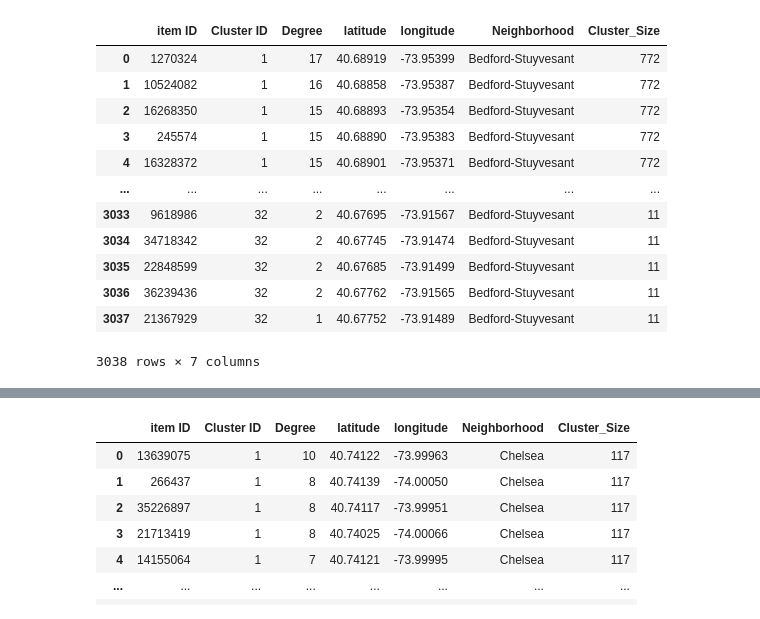
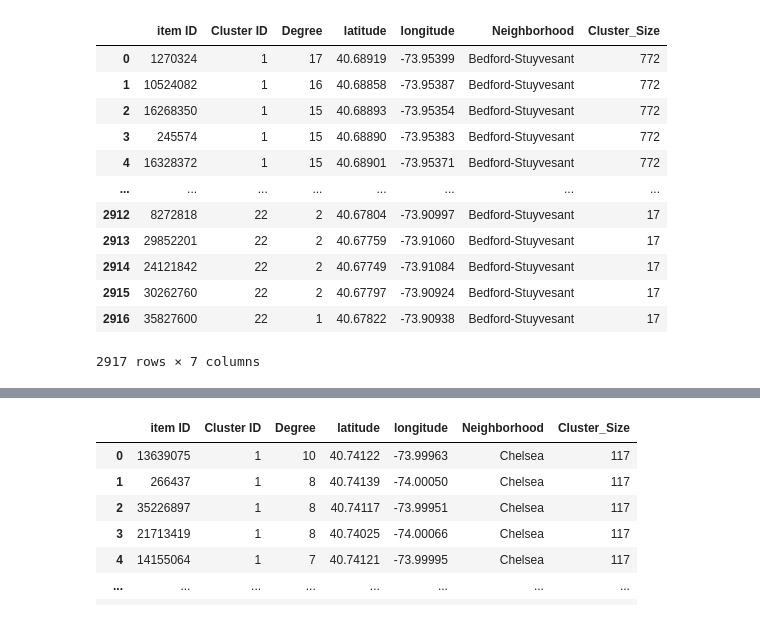
Before and after one commit to sayarghoshroy/LoClus, a Jupyter notebook: draw_clusters.ipynb, the cells around one changed output, grey strips where cells are left out. Saved outputs shown, nothing was run; the diff lists cells and outputs as text; code cells hidden in the pictures.

```diff
--- a/draw_clusters.ipynb
+++ b/draw_clusters.ipynb
@@ -38,11 +38,11 @@ def make_unique(IDs):
 
   return IDs
 
-def load_plot(neighborhood = 'Harlem', min_size = 10, dist_threshold = 50, display_frame = True):
+def load_plot(neighborhood = 'Harlem', min_size = 10, dist_threshold = 50, display_frame = True, zoom = 13.0):
   global cscale
   file_name = 'neighborhood' + '-' + neighborhood + '-' + str(dist_threshold) + '-cluster_info.csv'
   clusters = pd.read_csv(path + file_name, index_col = False)
-  clusters = clusters[clusters['Cluster_Size'] > 10]
+  clusters = clusters[clusters['Cluster_Size'] > min_size]
   clusters = clusters.drop('ID_Neighborhood', axis = 1)
   clusters['Cluster ID'] = make_unique(clusters['Cluster ID'])
 
@@ -53,6 +53,6 @@ def load_plot(neighborhood = 'Harlem', min_size = 10, dist_threshold = 50, displ
 
   fig = px.scatter_mapbox(clusters, lat = 'latitude', lon = 'longitude', opacity = 0.40,
                         color = 'Cluster ID', size = 'Degree', color_continuous_scale = 'hsv',
-                        height = 680, size_max = 16, zoom = 13.0, title = neighborhood)
+                        height = 680, size_max = 16, zoom = zoom, title = neighborhood)
 
   fig.show()
@@ -125,20 +125,20 @@ load_plot('Upper East Side', dist_threshold = 30, min_size = 10)
 510 rows × 7 columns
 [interactive output not drawn]
 # %%
-load_plot('Bedford-Stuyvesant', dist_threshold = 50, min_size = 20)
+load_plot('Bedford-Stuyvesant', dist_threshold = 50, min_size = 15)
 # %% [output]
 |  | item ID | Cluster ID | Degree | latitude | longitude | Neighborhood | Cluster_Size |
 | 0 | 1270324 | 1 | 17 | 40.68919 | -73.95399 | Bedford-Stuyvesant | 772 |
 | 1 | 10524082 | 1 | 16 | 40.68858 | -73.95387 | Bedford-Stuyvesant | 772 |
 | 2 | 16268350 | 1 | 15 | 40.68893 | -73.95354 | Bedford-Stuyvesant | 772 |
 | 3 | 245574 | 1 | 15 | 40.68890 | -73.95383 | Bedford-Stuyvesant | 772 |
 | 4 | 16328372 | 1 | 15 | 40.68901 | -73.95371 | Bedford-Stuyvesant | 772 |
 | ... | ... | ... | ... | ... | ... | ... | ... |
-| 3033 | 9618986 | 32 | 2 | 40.67695 | -73.91567 | Bedford-Stuyvesant | 11 |
-| 3034 | 34718342 | 32 | 2 | 40.67745 | -73.91474 | Bedford-Stuyvesant | 11 |
-| 3035 | 22848599 | 32 | 2 | 40.67685 | -73.91499 | Bedford-Stuyvesant | 11 |
-| 3036 | 36239436 | 32 | 2 | 40.67762 | -73.91565 | Bedford-Stuyvesant | 11 |
-| 3037 | 21367929 | 32 | 1 | 40.67752 | -73.91489 | Bedford-Stuyvesant | 11 |
+| 2912 | 8272818 | 22 | 2 | 40.67804 | -73.90997 | Bedford-Stuyvesant | 17 |
+| 2913 | 29852201 | 22 | 2 | 40.67759 | -73.91060 | Bedford-Stuyvesant | 17 |
+| 2914 | 24121842 | 22 | 2 | 40.67749 | -73.91084 | Bedford-Stuyvesant | 17 |
+| 2915 | 30262760 | 22 | 2 | 40.67797 | -73.90924 | Bedford-Stuyvesant | 17 |
+| 2916 | 35827600 | 22 | 1 | 40.67822 | -73.90938 | Bedford-Stuyvesant | 17 |
-3038 rows × 7 columns
+2917 rows × 7 columns
 [interactive output not drawn]
 # %%
```
Also changed, not shown: parts of 7 cells of this notebook.
